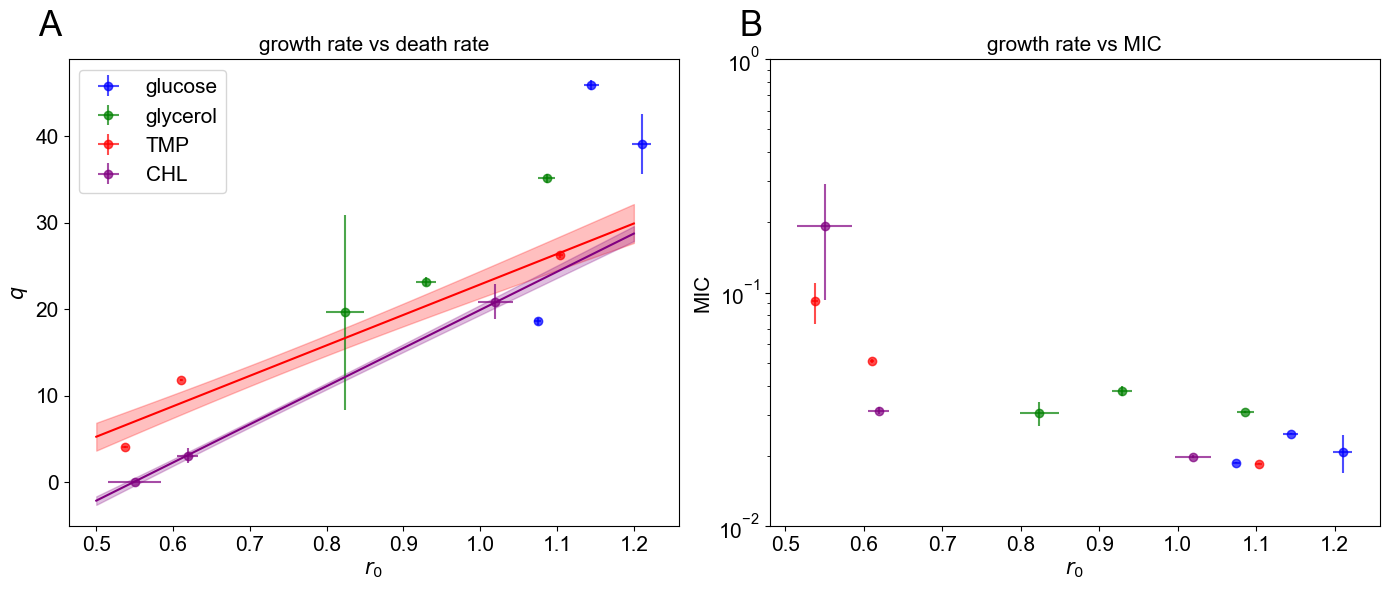
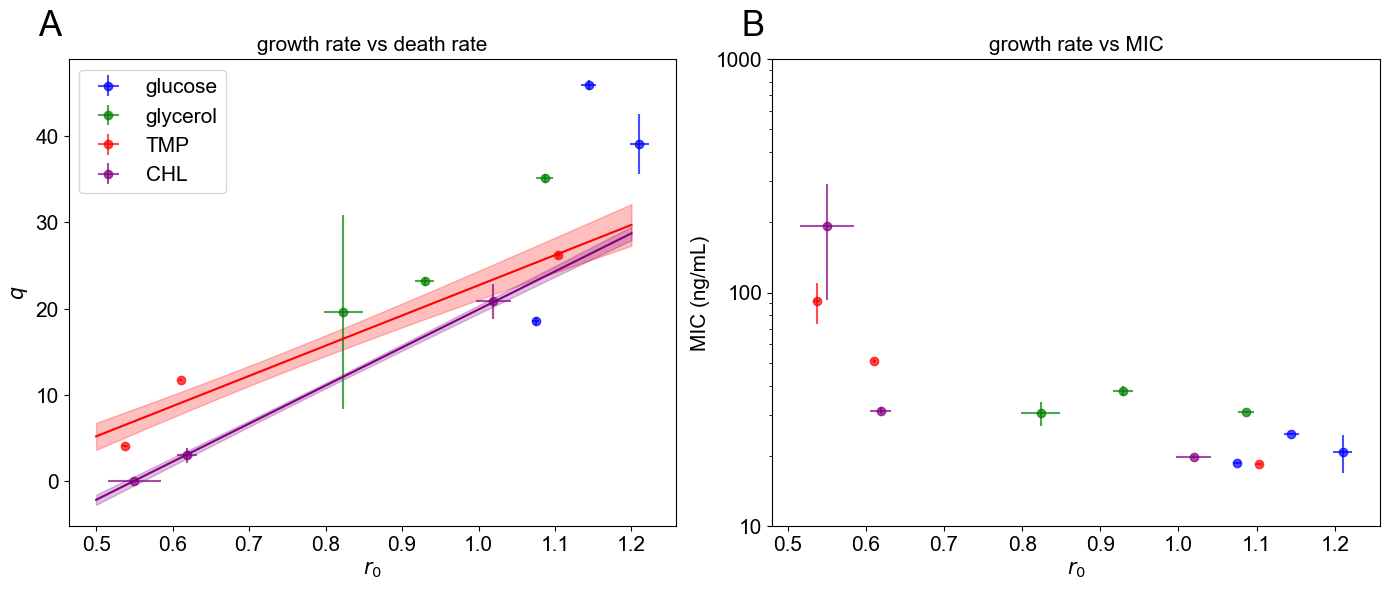
The change to this notebook cell's code, shown as a diff; its figure went from the first image to the second:
--- before
+++ after
@@ -70,10 +70,12 @@
 
 ax2.set_xlabel(r'$r_0$', fontsize=15)
-ax2.set_ylabel('MIC', fontsize=15)
+ax2.set_ylabel('MIC (ng/mL)', fontsize=15)
 ax2.set_title(r'growth rate vs MIC', fontsize=15)
 ax2.text(-0.05, 1.05, 'B', transform=ax2.transAxes, fontsize=25)
+ax2.set_yscale('log')   # log scale to show both the low (carbon) and high (bacteriostatic) MIC values
+Ticks  = [0.01, 0.1, 1]
+ax2.set_yticks(Ticks)
+ax2.set_yticklabels([10, 100, 1000])
 ax2.tick_params(labelsize=15)
-ax2.set_yscale('log')
-ax2.set_ylim([0.01, 1])
 
 plt.tight_layout()

Commit: Add files via upload